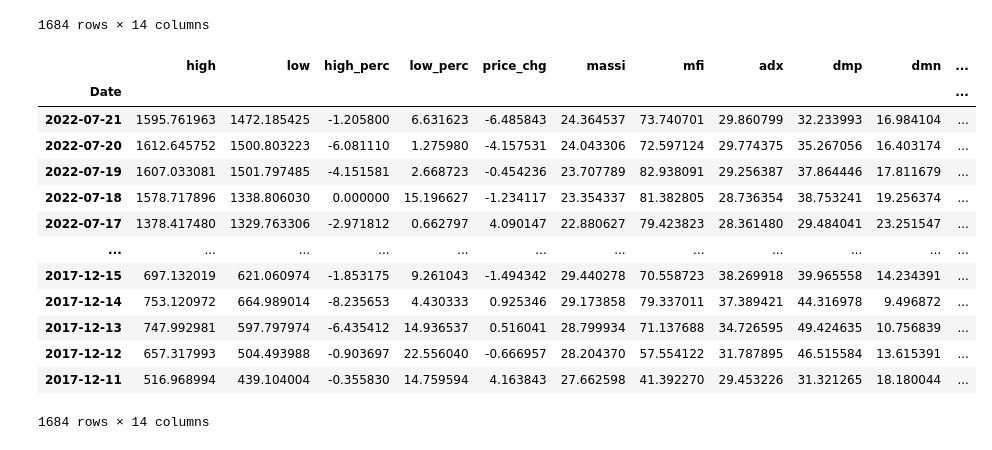
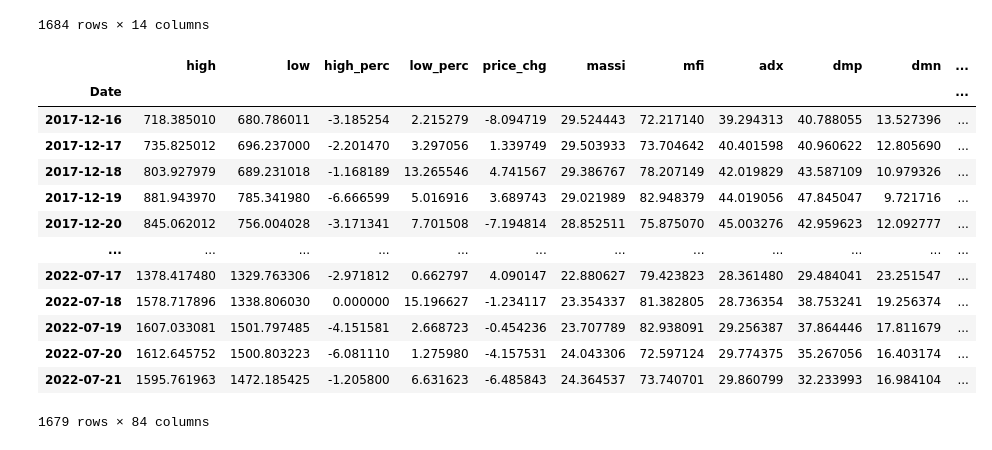
Before and after one commit to Olwar/eth-reinforcement, a Jupyter notebook: eth_reinforcement.ipynb, the cells around one changed output. Saved outputs shown, nothing was run; the diff lists cells and outputs as text; code cells hidden in the pictures.

```diff
--- a/eth_reinforcement.ipynb
+++ b/eth_reinforcement.ipynb
@@ -88,21 +92,51 @@ df
 | 2022-07-20 | 1612.645752 | 1500.803223 | -6.081110 | 1.275980 | -4.157531 | 24.043306 | 72.597124 | 29.774375 | 35.267056 | 16.403174 | ... |
 | 2022-07-21 | 1595.761963 | 1472.185425 | -1.205800 | 6.631623 | -6.485843 | 24.364537 | 73.740701 | 29.860799 | 32.233993 | 16.984104 | ... |
 1684 rows × 14 columns
-# %%
-df = df.iloc[::-1]
-df
-# %% [output]
-|  | high | low | high_perc | low_perc | price_chg | massi | mfi | adx | dmp | dmn | ... |
-| Date |  |  |  |  |  |  |  |  |  |  | ... |
-| 2022-07-21 | 1595.761963 | 1472.185425 | -1.205800 | 6.631623 | -6.485843 | 24.364537 | 73.740701 | 29.860799 | 32.233993 | 16.984104 | ... |
-| 2022-07-20 | 1612.645752 | 1500.803223 | -6.081110 | 1.275980 | -4.157531 | 24.043306 | 72.597124 | 29.774375 | 35.267056 | 16.403174 | ... |
-| 2022-07-19 | 1607.033081 | 1501.797485 | -4.151581 | 2.668723 | -0.454236 | 23.707789 | 82.938091 | 29.256387 | 37.864446 | 17.811679 | ... |
-| 2022-07-18 | 1578.717896 | 1338.806030 | 0.000000 | 15.196627 | -1.234117 | 23.354337 | 81.382805 | 28.736354 | 38.753241 | 19.256374 | ... |
-| 2022-07-17 | 1378.417480 | 1329.763306 | -2.971812 | 0.662797 | 4.090147 | 22.880627 | 79.423823 | 28.361480 | 29.484041 | 23.251547 | ... |
-| ... | ... | ... | ... | ... | ... | ... | ... | ... | ... | ... | ... |
-| 2017-12-15 | 697.132019 | 621.060974 | -1.853175 | 9.261043 | -1.494342 | 29.440278 | 70.558723 | 38.269918 | 39.965558 | 14.234391 | ... |
-| 2017-12-14 | 753.120972 | 664.989014 | -8.235653 | 4.430333 | 0.925346 | 29.173858 | 79.337011 | 37.389421 | 44.316978 | 9.496872 | ... |
-| 2017-12-13 | 747.992981 | 597.797974 | -6.435412 | 14.936537 | 0.516041 | 28.799934 | 71.137688 | 34.726595 | 49.424635 | 10.756839 | ... |
-| 2017-12-12 | 657.317993 | 504.493988 | -0.903697 | 22.556040 | -0.666957 | 28.204370 | 57.554122 | 31.787895 | 46.515584 | 13.615391 | ... |
-| 2017-12-11 | 516.968994 | 439.104004 | -0.355830 | 14.759594 | 4.163843 | 27.662598 | 41.392270 | 29.453226 | 31.321265 | 18.180044 | ... |
-1684 rows × 14 columns
+# %%
+# Lagged features help the model use previous days as data points, even LSTMs benefit from this even though they
+# can check the past datapoints as a default
+
+def make_lags(name, feature, lags):
+    return pd.concat(
+    {
+        f'{name}_lag_{i}': feature.shift(i)
+        for i in range(1, lags + 1)
+    },
+    axis = 1)
+
+df = df.join(make_lags("price", df.Close, lags=5))
+df = df.join(make_lags("high", df.high, lags=5))
+df = df.join(make_lags("low", df.low, lags=5))
+df = df.join(make_lags("pricechg", df.price_chg, lags=5))
+df = df.join(make_lags("highperc", df.high_perc, lags=5))
+df = df.join(make_lags("lowperc", df.low_perc, lags=5))
+df = df.join(make_lags("massi", df.massi, lags=5))
+df = df.join(make_lags("mfi", df.mfi, lags=5))
+df = df.join(make_lags("adx", df.adx, lags=5))
+df = df.join(make_lags("dmp", df.dmp, lags=5))
+df = df.join(make_lags("dmn", df.dmn, lags=5))
+df = df.join(make_lags("slowk", df.slowk, lags=5))
+df = df.join(make_lags("slowd", df.slowd, lags=5))
+df = df.join(make_lags("rsi", df.rsi, lags=5))
+
+# Dropping missing values
+df.dropna(inplace=True)
+
+X = df
+# %%
+X
+# %% [output]
+|  | high | low | high_perc | low_perc | price_chg | massi | mfi | adx | dmp | dmn | ... |
+| Date |  |  |  |  |  |  |  |  |  |  | ... |
+| 2017-12-16 | 718.385010 | 680.786011 | -3.185254 | 2.215279 | -8.094719 | 29.524443 | 72.217140 | 39.294313 | 40.788055 | 13.527396 | ... |
+| 2017-12-17 | 735.825012 | 696.237000 | -2.201470 | 3.297056 | 1.339749 | 29.503933 | 73.704642 | 40.401598 | 40.960622 | 12.805690 | ... |
+| 2017-12-18 | 803.927979 | 689.231018 | -1.168189 | 13.265546 | 4.741567 | 29.386767 | 78.207149 | 42.019829 | 43.587109 | 10.979326 | ... |
+| 2017-12-19 | 881.943970 | 785.341980 | -6.666599 | 5.016916 | 3.689743 | 29.021989 | 82.948379 | 44.019056 | 47.845047 | 9.721716 | ... |
+| 2017-12-20 | 845.062012 | 756.004028 | -3.171341 | 7.701508 | -7.194814 | 28.852511 | 75.875070 | 45.003276 | 42.959623 | 12.092777 | ... |
+| ... | ... | ... | ... | ... | ... | ... | ... | ... | ... | ... | ... |
+| 2022-07-17 | 1378.417480 | 1329.763306 | -2.971812 | 0.662797 | 4.090147 | 22.880627 | 79.423823 | 28.361480 | 29.484041 | 23.251547 | ... |
+| 2022-07-18 | 1578.717896 | 1338.806030 | 0.000000 | 15.196627 | -1.234117 | 23.354337 | 81.382805 | 28.736354 | 38.753241 | 19.256374 | ... |
+| 2022-07-19 | 1607.033081 | 1501.797485 | -4.151581 | 2.668723 | -0.454236 | 23.707789 | 82.938091 | 29.256387 | 37.864446 | 17.811679 | ... |
+| 2022-07-20 | 1612.645752 | 1500.803223 | -6.081110 | 1.275980 | -4.157531 | 24.043306 | 72.597124 | 29.774375 | 35.267056 | 16.403174 | ... |
+| 2022-07-21 | 1595.761963 | 1472.185425 | -1.205800 | 6.631623 | -6.485843 | 24.364537 | 73.740701 | 29.860799 | 32.233993 | 16.984104 | ... |
+1679 rows × 84 columns
```
Also changed, not shown: parts of 17 cells of this notebook.
